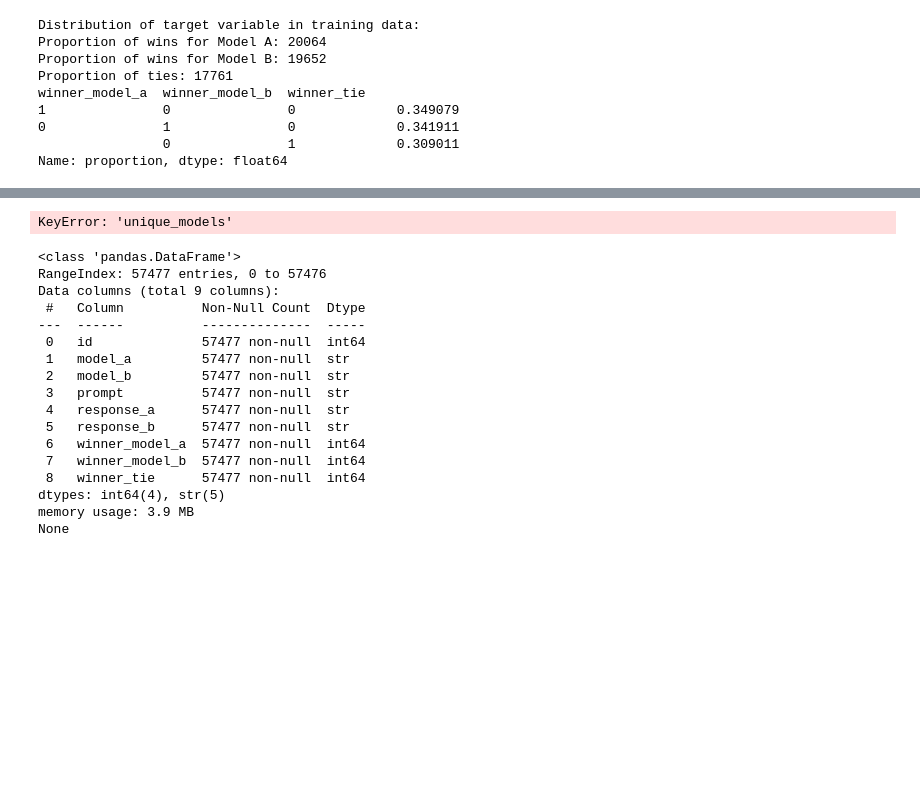
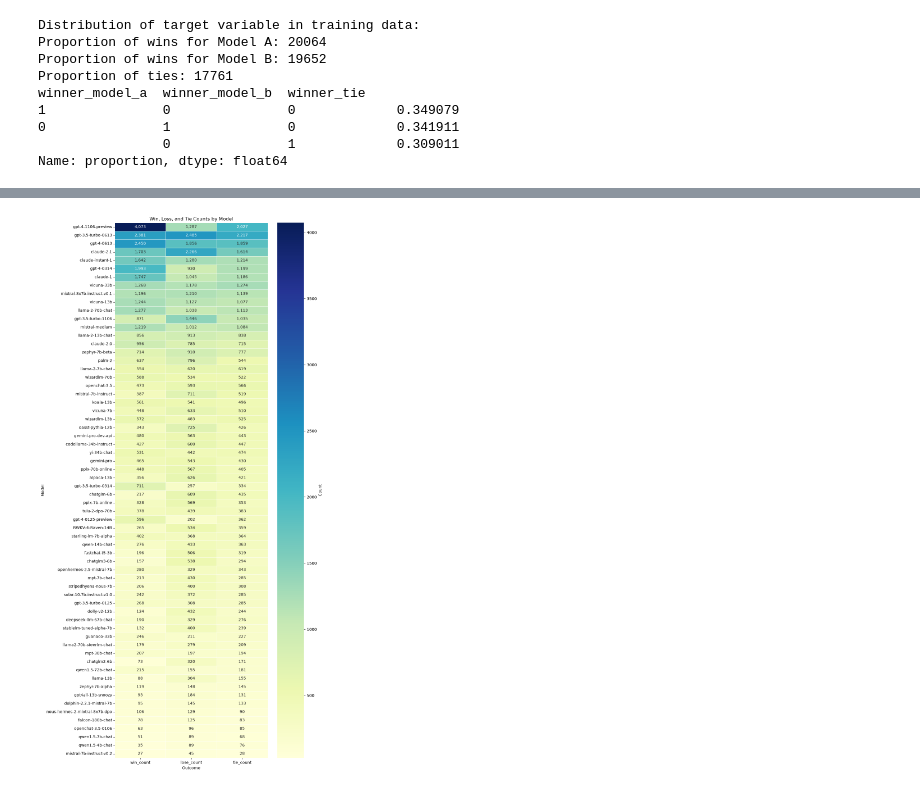
Before and after one commit to ZeroByte57/LLM-Classfication-Finetuning, a Jupyter notebook: EDA.ipynb, the cells around one changed output, grey strips where cells are left out. Drawn from its saved outputs; the diff is of its cells as text; code cells hidden in the pictures; blank space fills up the shorter version.

Commit message:
Made plot for unique model distributions.

```diff
--- a/EDA.ipynb
+++ b/EDA.ipynb
@@ -174,39 +171,39 @@ Unique models distribution in training data:
 
 [64 rows x 4 columns]
 # %%
-# Checking the distribution of unique models in the training data
-unique_model_distribution_in_train =   data_train['unique_models']
-model_a_distribution = pd.Series(unique_model_distribution_in_train).value_counts()
-model_b_distribution = pd.Series(unique_model_distribution_in_train).value_counts()
+# Plotting the unique model distribution wrt to win, lose and tie in train data.
+a = data_train.groupby('model_a').agg(
+    win_count=('winner_model_a', 'sum'),
+    lose_count=('winner_model_b', 'sum'),
+    tie_count=('winner_tie', 'sum')
+)
+b = data_train.groupby('model_b').agg(
+    win_count=('winner_model_b', 'sum'),
+    lose_count=('winner_model_a', 'sum'),
+    tie_count=('winner_tie', 'sum')
+)
 
-unique_model_distribution = pd.concat([model_a_distribution, model_b_distribution], axis=1, keys=['Model A', 'Model B'])
-print('Distribution of unique models in training data:')
-# print(unique_model_distribution)
+plot_data = a.add(b).astype(int)
+plot_data.index.name = 'model'
+plot_data = plot_data.loc[
+    plot_data.sum(axis=1).sort_values(ascending=False).index
+]
 
-plt.figure(figsize=(60, 10))
-plt.subplot(1, 2, 1)
-model_a_distribution.plot(kind='bar', title='Distribution of Model A')
-plt.subplot(1, 2, 2)
-model_b_distribution.plot(kind='bar', title='Distribution of Model B')
+fig, ax = plt.subplots(figsize=(10, 20))
+sns.heatmap(
+    plot_data,
+    annot=True,
+    fmt=',d',
+    cmap='YlGnBu',
+    linewidths=0.5,
+    cbar_kws={'label': 'Count'},
+    ax=ax
+)
+
+ax.set_title('Win, Loss, and Tie Counts by Model')
+ax.set_xlabel('Outcome')
+ax.set_ylabel('Model')
+plt.tight_layout()
+plt.show()
 # %% [output]
-KeyError: 'unique_models'
+[figure, added]
-# %%
-print(data_train.info())
-# %% [output]
-<class 'pandas.DataFrame'>
-RangeIndex: 57477 entries, 0 to 57476
-Data columns (total 9 columns):
- #   Column          Non-Null Count  Dtype
----  ------          --------------  -----
- 0   id              57477 non-null  int64
- 1   model_a         57477 non-null  str
- 2   model_b         57477 non-null  str
- 3   prompt          57477 non-null  str
- 4   response_a      57477 non-null  str
- 5   response_b      57477 non-null  str
- 6   winner_model_a  57477 non-null  int64
- 7   winner_model_b  57477 non-null  int64
- 8   winner_tie      57477 non-null  int64
-dtypes: int64(4), str(5)
-memory usage: 3.9 MB
-None
```
Also changed, not shown: parts of 10 cells of this notebook, 3 other files.
